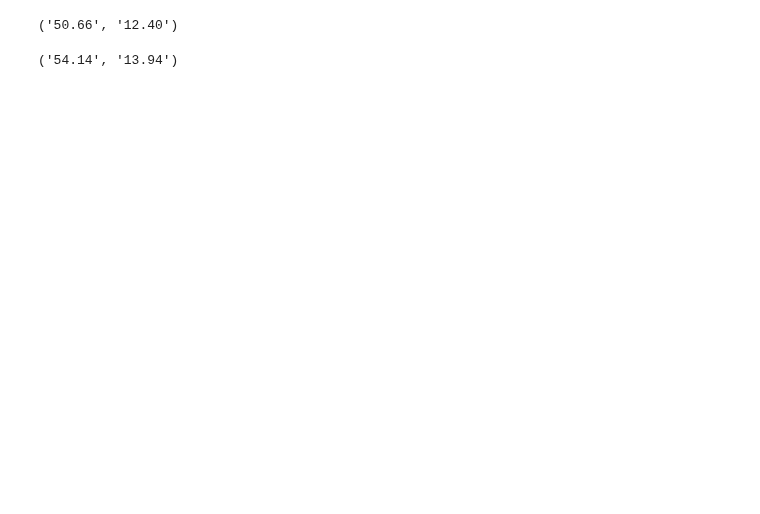
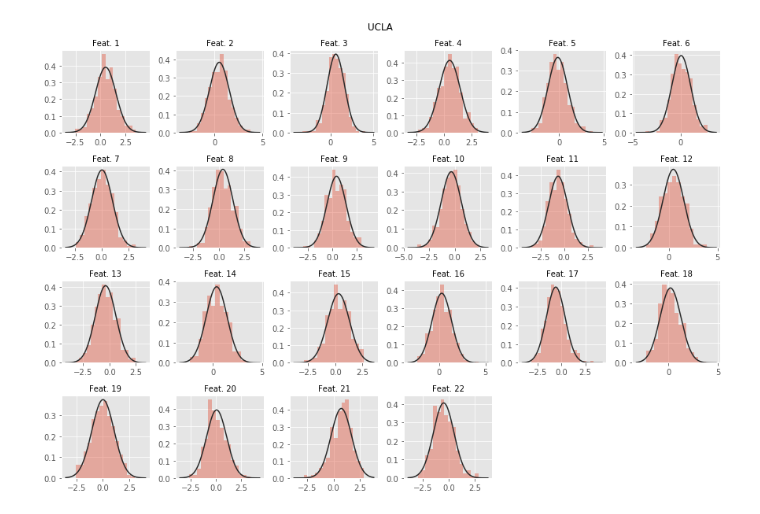
Before and after one commit to DynamicsAndNeuralSystems/fMRI_FeaturesDisorders, a Jupyter notebook: refinedCode.ipynb, the cells around one changed output. Cells and saved outputs as stored; diff of their text form; code cells hidden in the pictures; blank space fills up the shorter version.

```diff
--- a/refinedCode.ipynb
+++ b/refinedCode.ipynb
@@ -16,12 +16,12 @@ from scipy.stats import zscore
 # and create the TS_path_names and indices2Keep variables
 
 # Store the fdAvgs and set a threshold fd
-filePath = '/Users/AV/Dropbox/COBRE/movementData/fdAvgs_COBRE.txt'
+filePath = '/Users/AV/Dropbox/UCLA/movementData/fdAvgs_UCLA.txt'
 fdAvgs = pd.read_csv(filePath,header=None);
-threshold_fd = 0.5
+threshold_fd = 0.50
 
 # Store the path of the folder containing the subject data for the given dataset
-subPath = '/Users/AV/Dropbox/COBRE/cfgData/'
+subPath = '/Users/AV/Dropbox/UCLA/cfgData/'
 
 # Need to alphabetise and store the subject file names into a variable
 TS_path_names = sorted(glob.glob(subPath + '*.mat'))
@@ -37,7 +37,7 @@ indices2KeepMat = list(np.asarray(indices2Keep) + 1)
 # %%
 # Add a multi-level index to the tsData and store some key variables
 
-element = 'element1_COBRE.txt' # Read in the feature matrix data from the saved .txt file
+element = 'element1_UCLA.txt' # Read in the feature matrix data from the saved .txt file
 PyFeatList = 'PythonFeatureList.txt' # This text file contains the 22 feature names
 
 # Add a multi-level index to the feature matrix and save into the variable, tsData
@@ -72,7 +72,7 @@ ROISlice = tsData.loc[ROI,indices2KeepMat,:]
 # Create the target column - unique for each dataset
 
 # Select which dataset is being used
-dataset = 'COBRE'
+dataset = 'UCLA'
 
 if dataset == 'UCLA':
 
@@ -112,12 +120,13 @@ SCZ : Control = 0.80 : 1
 # %%
 # Assign the data to variables
-DataSlice = ROISlice # featSlice or ROISlice
+DataSlice = featSlice # featSlice or ROISlice
 DataSlice_zscored = DataSlice.apply(zscore)
 
 X = DataSlice_zscored
 y = np.ravel(targetCol)
 
 # X
+# y
 # %%
 # Perform 10-fold CV
 
@@ -186,6 +210,51 @@ Accuracy as a percentage: 48.83 (+/- 10.22)
 tpValDf, tpValDf_sorted, sigPValInds = af.getTPVals(targetCol, DataSlice)
 
 # tpValDf_sorted
+# %%
+# Plot the t-value histograms for each of the 22 features
+
+from scipy import stats
+
+# Set up the plot
+fig, axes = plt.subplots(nrows=4,ncols=6,figsize=(15,10))
+fig.subplots_adjust(hspace=0.4, wspace=0.3)
+fig.suptitle(str(dataset), y=0.93)
+
+for feature in range(1, feats+1):
+
+    featureName = featList[feature-1]
+
+    featSlice = af.getFeatSlice(ROIs,subjects,tsData,featureName,indices2KeepMat)
+
+    # Assign the data to variables
+    DataSlice = featSlice
+
+    tpValDf, tpValDf_sorted, sigPValInds = af.getTPVals(targetCol, DataSlice)
+
+    # iterate through all axes
+    if (feature % 6) == 0:
+        row = feature // 6 - 1
+        col = 6 - 1
+    else:
+        row = (feature // 6)
+        col = feature % 6 - 1
+
+    # Create current subplot location
+    ax_curr = axes[row, col]
+
+    feat_tvals = tpValDf['t-value']
+
+    # Plot the histograms
+    sns.distplot(feat_tvals, kde=False, fit=stats.norm, ax=ax_curr)
+    ax_curr.set_title('Feat. ' + str(feature), fontsize=10)
+    ax_curr.set_xlabel('')
+
+fig.delaxes(axes[3][5])
+fig.delaxes(axes[3][4])
+
+plt.show()
+# %% [output]
+[figure, added]
 # %%
 # Show me the PCA figure
 
@@ -199,19 +268,15 @@ tpValDf, tpValDf_sorted, sigPValInds = af.getTPVals(targetCol, DataSlice)
 # %%
 # Initialise a few boolean variables which decide what the outputs are
 
-dispFigs = False
+dispFigs = True
 regAccOnly = False
 featAccOnly = False
 
-af.showMeROIAccPlot(ROIs, tsData, indices2KeepMat, targetCol, dispFigs)
+# af.showMeROIAccPlot(ROIs, tsData, indices2KeepMat, targetCol, dispFigs)
-# %% [output]
-('50.66', '12.40')
 # %%
 # Define a function, showMeFeatAccPlot
 
-af.showMeFeatAccPlot(element, subPath, PyFeatList, indices2KeepMat, targetCol, dispFigs)
+# af.showMeFeatAccPlot(element, subPath, PyFeatList, indices2KeepMat, targetCol, dispFigs)
-# %% [output]
-('54.14', '13.94')
 # %%
 # Region by Region Analysis
 
```
Also changed, not shown: parts of 7 cells of this notebook, 6 other files.
